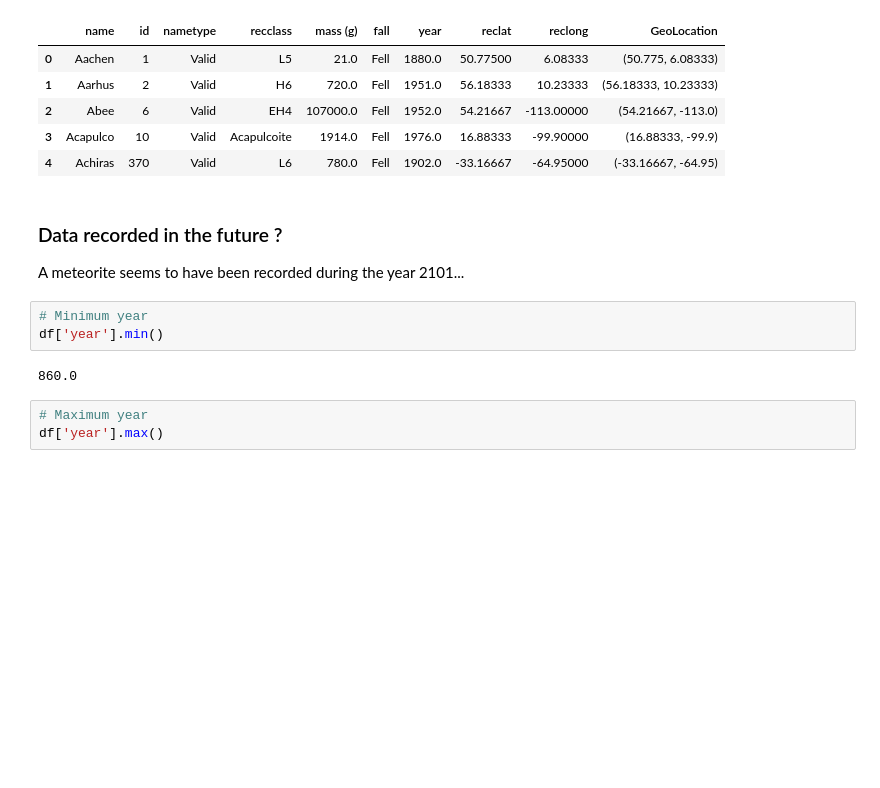
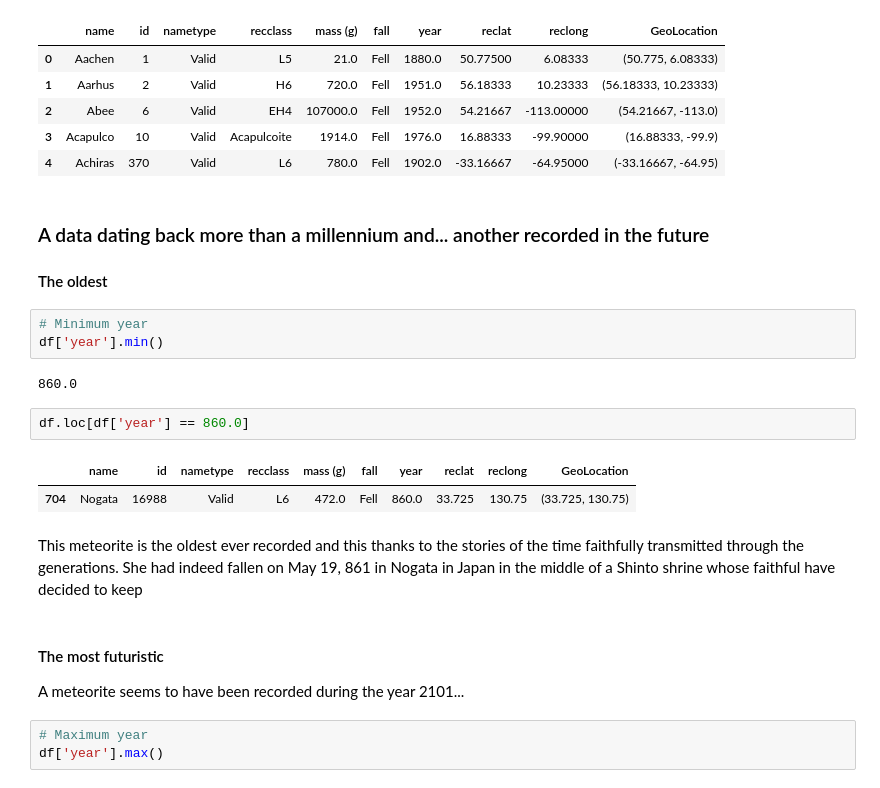
Before and after one commit to Kartmaan/Meteorite_landings, a Jupyter notebook: meteorite_landings.ipynb, the cells around one changed output. Drawn from its saved outputs; the diff is of its cells as text; blank space fills up the shorter version.

```diff
--- a/meteorite_landings.ipynb
+++ b/meteorite_landings.ipynb
@@ -44,14 +45,24 @@ df.head()
 | 2 | Abee | 6 | Valid | EH4 | 107000.0 | Fell | 1952.0 | 54.21667 | -113.00000 | (54.21667, -113.0) |
 | 3 | Acapulco | 10 | Valid | Acapulcoite | 1914.0 | Fell | 1976.0 | 16.88333 | -99.90000 | (16.88333, -99.9) |
 | 4 | Achiras | 370 | Valid | L6 | 780.0 | Fell | 1902.0 | -33.16667 | -64.95000 | (-33.16667, -64.95) |
-# %% [markdown]
-### Data recorded in the future ?
-A meteorite seems to have been recorded during the year 2101...
+# %% [markdown]
+### A data dating back more than a millennium and... another recorded in the future
+#### The oldest
 # %%
 # Minimum year
 df['year'].min()
 # %% [output]
 860.0
+# %%
+df.loc[df['year'] == 860.0]
+# %% [output]
+|  | name | id | nametype | recclass | mass (g) | fall | year | reclat | reclong | GeoLocation |
+| 704 | Nogata | 16988 | Valid | L6 | 472.0 | Fell | 860.0 | 33.725 | 130.75 | (33.725, 130.75) |
+# %% [markdown]
+This meteorite is the oldest ever recorded and this thanks to the stories of the time faithfully transmitted through the generations. She had indeed fallen on May 19, 861 in Nogata in Japan in the middle of a Shinto shrine whose faithful have decided to keep
+# %% [markdown]
+#### The most futuristic
+A meteorite seems to have been recorded during the year 2101...
 # %%
 # Maximum year
 df['year'].max()
```
Also changed, not shown: parts of 18 cells of this notebook, 2 other files.
